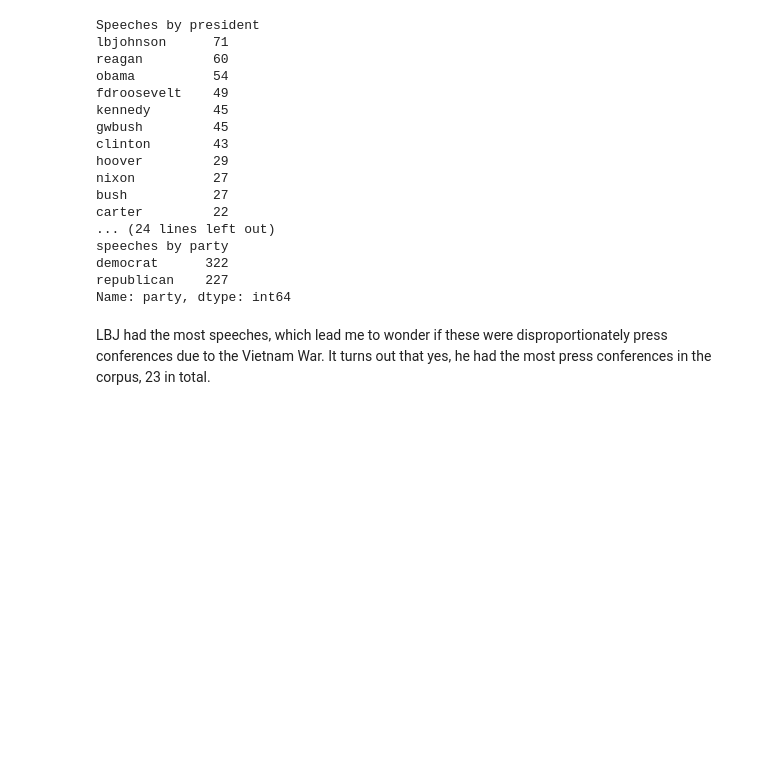
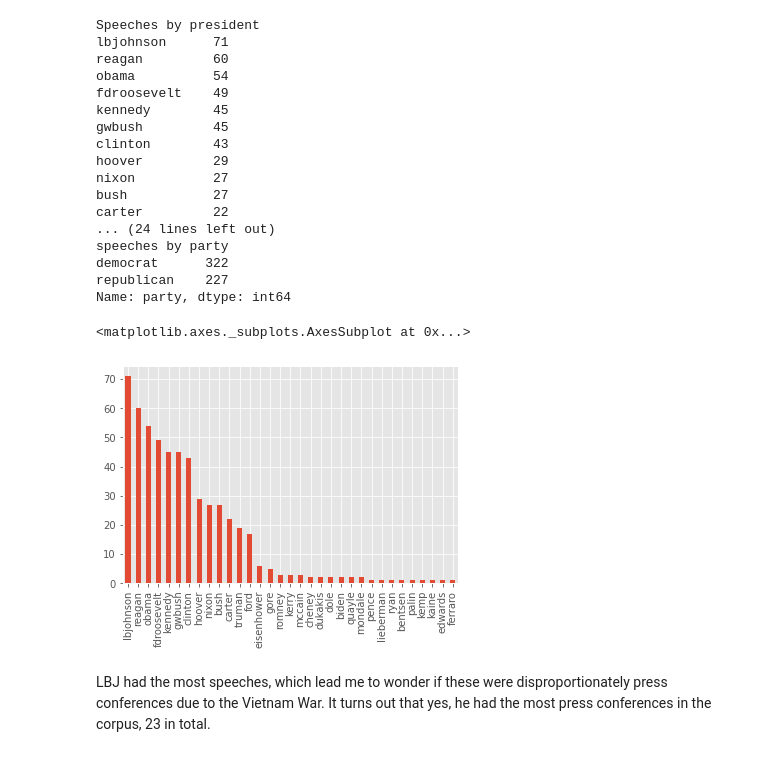
Before and after one commit to annewbarry/partisan-speech, a Jupyter notebook: partisan_speech.ipynb, the cells around one changed output. Cells and saved outputs as stored; diff of their text form; code cells hidden in the pictures; blank space fills up the shorter version.

```diff
--- a/partisan_speech.ipynb
+++ b/partisan_speech.ipynb
@@ -17,6 +17,7 @@ from sklearn.feature_extraction.text import TfidfVectorizer
 import matplotlib.pyplot as plt
 %matplotlib inline
 from sklearn.model_selection import cross_val_score
+plt.style.use('ggplot')
 # %%
 ### Creates initial dataframe from .txt files
 parties = ['republican', 'democrat', 'democrat', 'republican', 'democrat', 'republican', 'republican', 'republican', 'democrat', 'democrat', 'republican', 'democrat', 'republican', 'democrat']
@@ -209,5 +227,10 @@ speeches by party
 democrat      322
 republican    227
 Name: party, dtype: int64
+# %%
+df['name'].value_counts().plot(kind='bar')
+# %% [output]
+<matplotlib.axes._subplots.AxesSubplot at 0x...>
+[figure, added]
 # %% [markdown]
 LBJ had the most speeches, which lead me to wonder if these were disproportionately press conferences due to the Vietnam War.  It turns out that yes, he had the most press conferences in the corpus, 23 in total.
```
Also changed, not shown: parts of 10 cells of this notebook.
